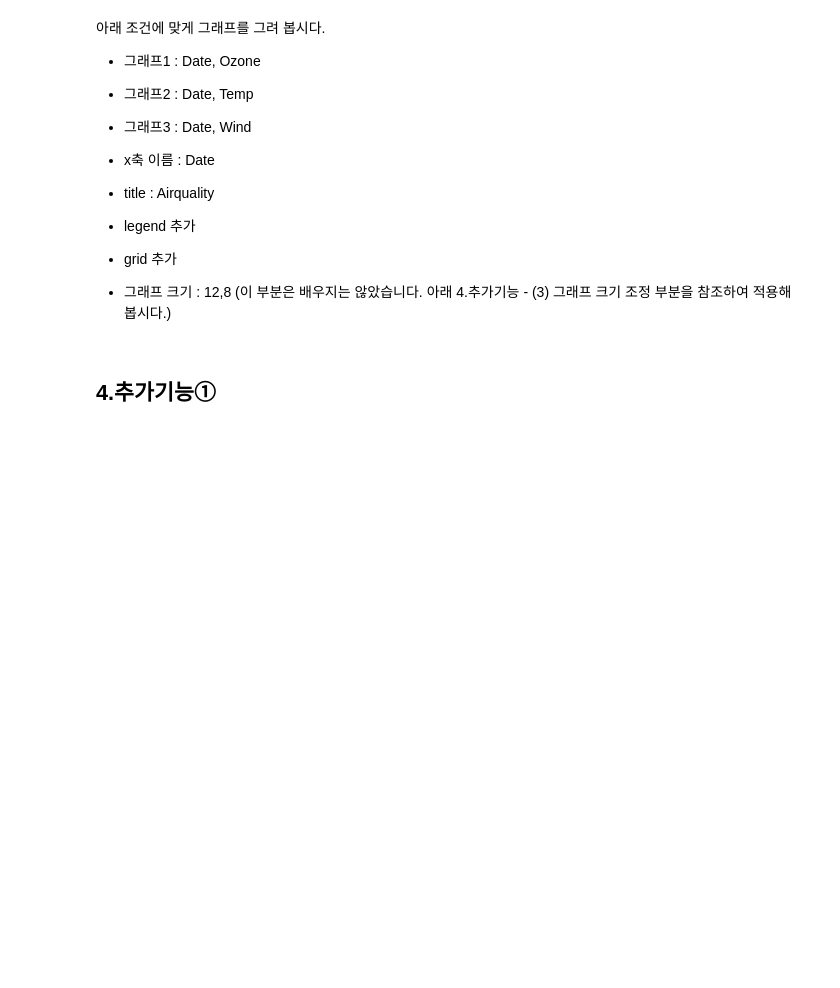
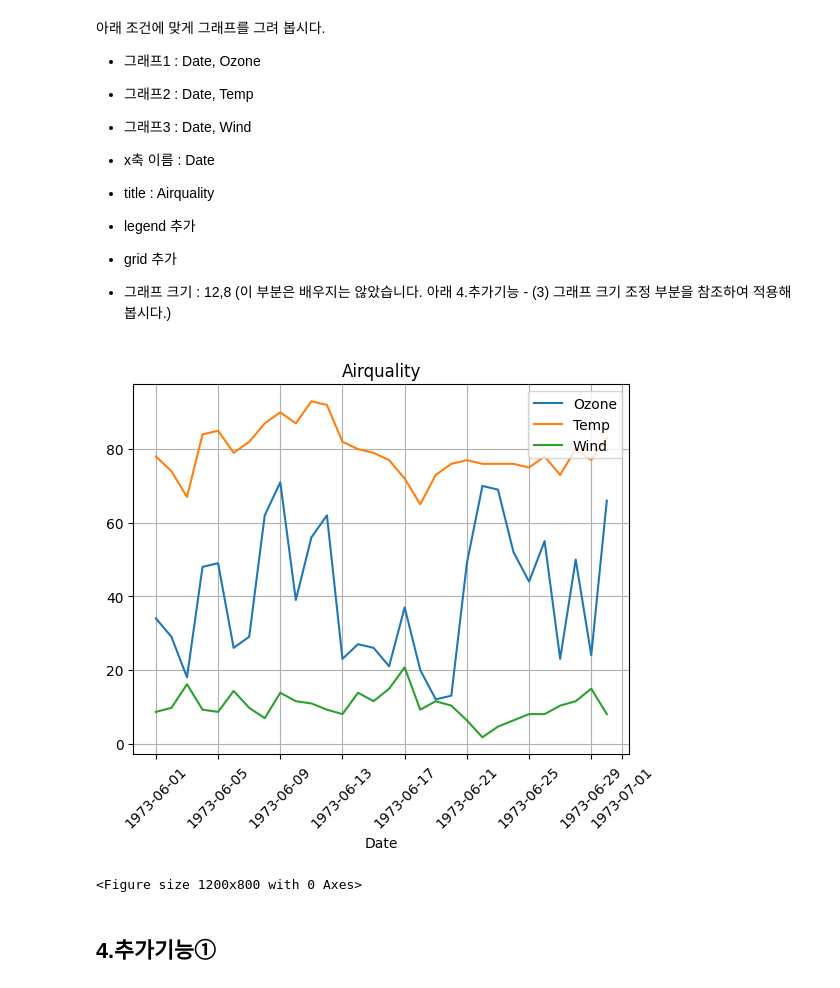
Before and after one commit to DarkLight0418/bdai_class, a Jupyter notebook: 김한재_4578_20260920_03. 시각화 기초.ipynb, the cells around one changed output. Drawn from its saved outputs; the diff is of its cells as text; code cells hidden in the pictures; blank space fills up the shorter version.

```diff
--- a/김한재_4578_20260920_03. 시각화 기초.ipynb
+++ b/김한재_4578_20260920_03. 시각화 기초.ipynb
@@ -166,4 +166,27 @@ plt.show()
 * legend 추가
 * grid 추가
 * 그래프 크기 : 12,8  (이 부분은 배우지는 않았습니다. 아래 4.추가기능 - (3) 그래프 크기 조정 부분을 참조하여 적용해 봅시다.)
+# %%
+# 그래프 1
+plt.plot(data['Date'], data['Ozone'], label = 'Ozone')
+
+# 그래프 2
+plt.plot(data['Date'], data['Temp'], label = 'Temp')
+
+# 그래프 3
+plt.plot(data['Date'], data['Wind'], label = 'Wind')
+
+plt.xlabel('Date')
+plt.title('Airquality')
+plt.legend(loc = 'upper right')
+plt.grid()
+
+plt.xticks(rotation=45)
+
+plt.figure(figsize = (12, 8))
+
+plt.show()
+# %% [output]
+[figure, added]
+<Figure size 1200x800 with 0 Axes>
 # %% [markdown]
```
Also changed, not shown: parts of 2 cells of this notebook, 1 other file.
